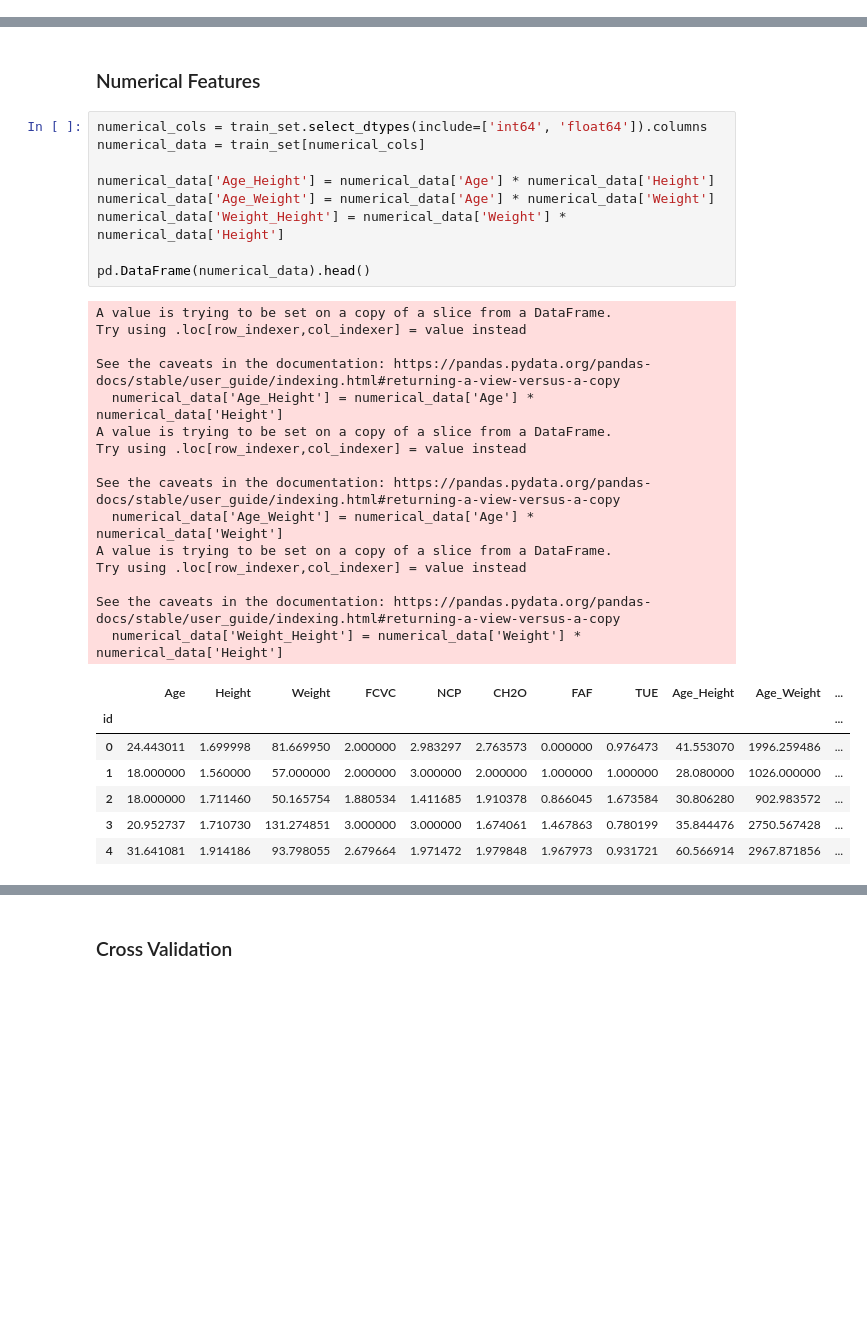
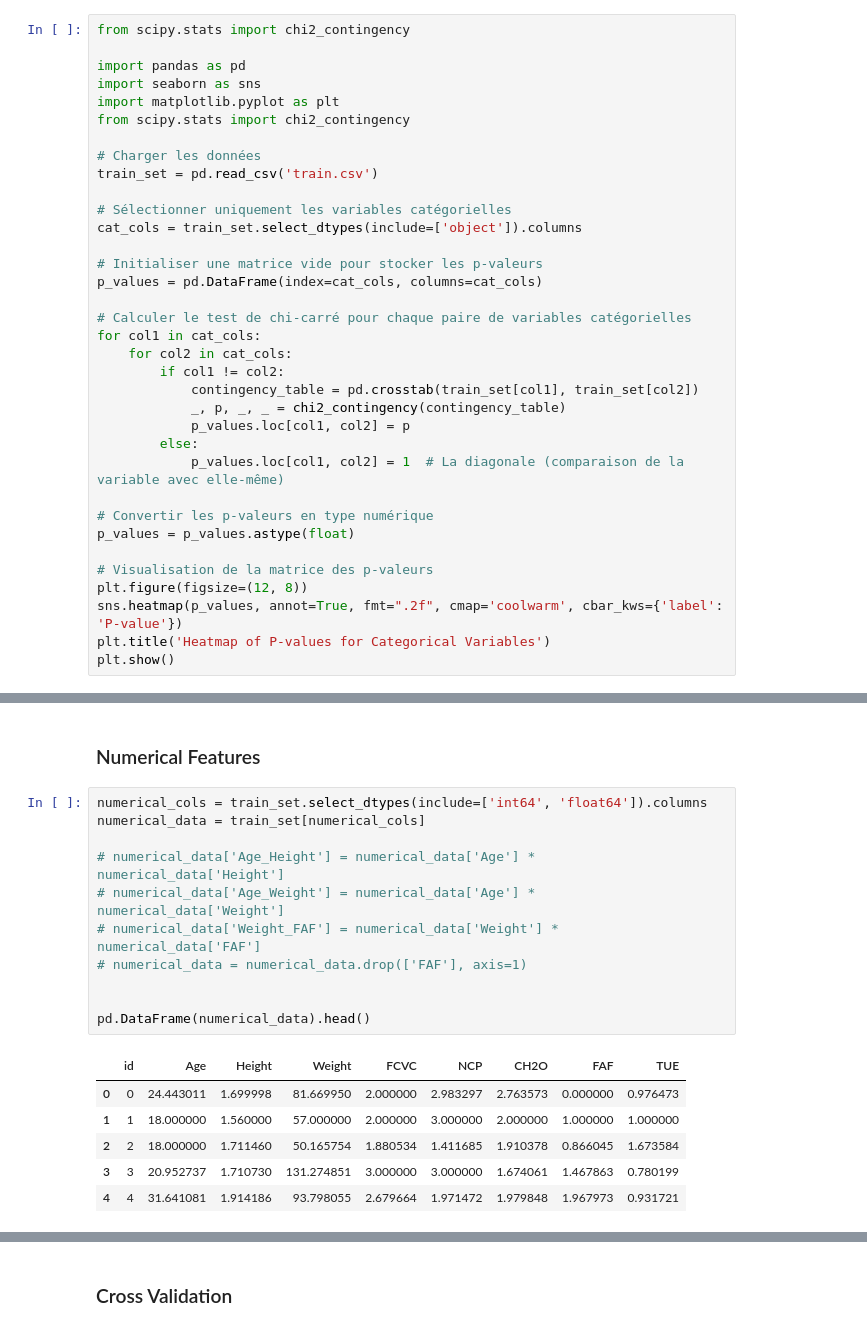
Before and after one commit to aubin4444/DS52-Obesity-Prediction, a Jupyter notebook: obesity.ipynb, the cells around one changed output, grey strips where cells are left out. Saved outputs shown, nothing was run; the diff lists cells and outputs as text; blank space fills up the shorter version.

```diff
--- a/obesity.ipynb
+++ b/obesity.ipynb
@@ -216,0 +217,35 @@ plt.show()
+# %%
+from scipy.stats import chi2_contingency
+
+import pandas as pd
+import seaborn as sns
+import matplotlib.pyplot as plt
+from scipy.stats import chi2_contingency
+
+# Charger les données
+train_set = pd.read_csv('train.csv')
+
+# Sélectionner uniquement les variables catégorielles
+cat_cols = train_set.select_dtypes(include=['object']).columns
+
+# Initialiser une matrice vide pour stocker les p-valeurs
+p_values = pd.DataFrame(index=cat_cols, columns=cat_cols)
+
+# Calculer le test de chi-carré pour chaque paire de variables catégorielles
+for col1 in cat_cols:
+    for col2 in cat_cols:
+        if col1 != col2:
+            contingency_table = pd.crosstab(train_set[col1], train_set[col2])
+            _, p, _, _ = chi2_contingency(contingency_table)
+            p_values.loc[col1, col2] = p
+        else:
+            p_values.loc[col1, col2] = 1  # La diagonale (comparaison de la variable avec elle-même)
+
+# Convertir les p-valeurs en type numérique
+p_values = p_values.astype(float)
+
+# Visualisation de la matrice des p-valeurs
+plt.figure(figsize=(12, 8))
+sns.heatmap(p_values, annot=True, fmt=".2f", cmap='coolwarm', cbar_kws={'label': 'P-value'})
+plt.title('Heatmap of P-values for Categorical Variables')
+plt.show()
@@ -344,35 +379,21 @@ pd.DataFrame(target).head()
 # %%
 numerical_cols = train_set.select_dtypes(include=['int64', 'float64']).columns
 numerical_data = train_set[numerical_cols]
 
-numerical_data['Age_Height'] = numerical_data['Age'] * numerical_data['Height']
-numerical_data['Age_Weight'] = numerical_data['Age'] * numerical_data['Weight']
-numerical_data['Weight_Height'] = numerical_data['Weight'] * numerical_data['Height']
+# numerical_data['Age_Height'] = numerical_data['Age'] * numerical_data['Height']
+# numerical_data['Age_Weight'] = numerical_data['Age'] * numerical_data['Weight']
+# numerical_data['Weight_FAF'] = numerical_data['Weight'] * numerical_data['FAF']
+# numerical_data = numerical_data.drop(['FAF'], axis=1)
+
 
 pd.DataFrame(numerical_data).head()
 # %% [output]
-A value is trying to be set on a copy of a slice from a DataFrame.
-Try using .loc[row_indexer,col_indexer] = value instead
-
-See the caveats in the documentation: https://pandas.pydata.org/pandas-docs/stable/user_guide/indexing.html#returning-a-view-versus-a-copy
-  numerical_data['Age_Height'] = numerical_data['Age'] * numerical_data['Height']
-A value is trying to be set on a copy of a slice from a DataFrame.
-Try using .loc[row_indexer,col_indexer] = value instead
-
-See the caveats in the documentation: https://pandas.pydata.org/pandas-docs/stable/user_guide/indexing.html#returning-a-view-versus-a-copy
-  numerical_data['Age_Weight'] = numerical_data['Age'] * numerical_data['Weight']
-A value is trying to be set on a copy of a slice from a DataFrame.
-Try using .loc[row_indexer,col_indexer] = value instead
-
-See the caveats in the documentation: https://pandas.pydata.org/pandas-docs/stable/user_guide/indexing.html#returning-a-view-versus-a-copy
-  numerical_data['Weight_Height'] = numerical_data['Weight'] * numerical_data['Height']
-|  | Age | Height | Weight | FCVC | NCP | CH2O | FAF | TUE | Age_Height | Age_Weight | ... |
-| id |  |  |  |  |  |  |  |  |  |  | ... |
-| 0 | 24.443011 | 1.699998 | 81.669950 | 2.000000 | 2.983297 | 2.763573 | 0.000000 | 0.976473 | 41.553070 | 1996.259486 | ... |
-| 1 | 18.000000 | 1.560000 | 57.000000 | 2.000000 | 3.000000 | 2.000000 | 1.000000 | 1.000000 | 28.080000 | 1026.000000 | ... |
-| 2 | 18.000000 | 1.711460 | 50.165754 | 1.880534 | 1.411685 | 1.910378 | 0.866045 | 1.673584 | 30.806280 | 902.983572 | ... |
-| 3 | 20.952737 | 1.710730 | 131.274851 | 3.000000 | 3.000000 | 1.674061 | 1.467863 | 0.780199 | 35.844476 | 2750.567428 | ... |
-| 4 | 31.641081 | 1.914186 | 93.798055 | 2.679664 | 1.971472 | 1.979848 | 1.967973 | 0.931721 | 60.566914 | 2967.871856 | ... |
+|  | id | Age | Height | Weight | FCVC | NCP | CH2O | FAF | TUE |
+| 0 | 0 | 24.443011 | 1.699998 | 81.669950 | 2.000000 | 2.983297 | 2.763573 | 0.000000 | 0.976473 |
+| 1 | 1 | 18.000000 | 1.560000 | 57.000000 | 2.000000 | 3.000000 | 2.000000 | 1.000000 | 1.000000 |
+| 2 | 2 | 18.000000 | 1.711460 | 50.165754 | 1.880534 | 1.411685 | 1.910378 | 0.866045 | 1.673584 |
+| 3 | 3 | 20.952737 | 1.710730 | 131.274851 | 3.000000 | 3.000000 | 1.674061 | 1.467863 | 0.780199 |
+| 4 | 4 | 31.641081 | 1.914186 | 93.798055 | 2.679664 | 1.971472 | 1.979848 | 1.967973 | 0.931721 |
 # %%
 # Concatenating categorical features with numerical features
 dataset = pd.concat([numerical_data, categorical_data], axis=1)
```
Also changed, not shown: parts of 15 cells of this notebook.
